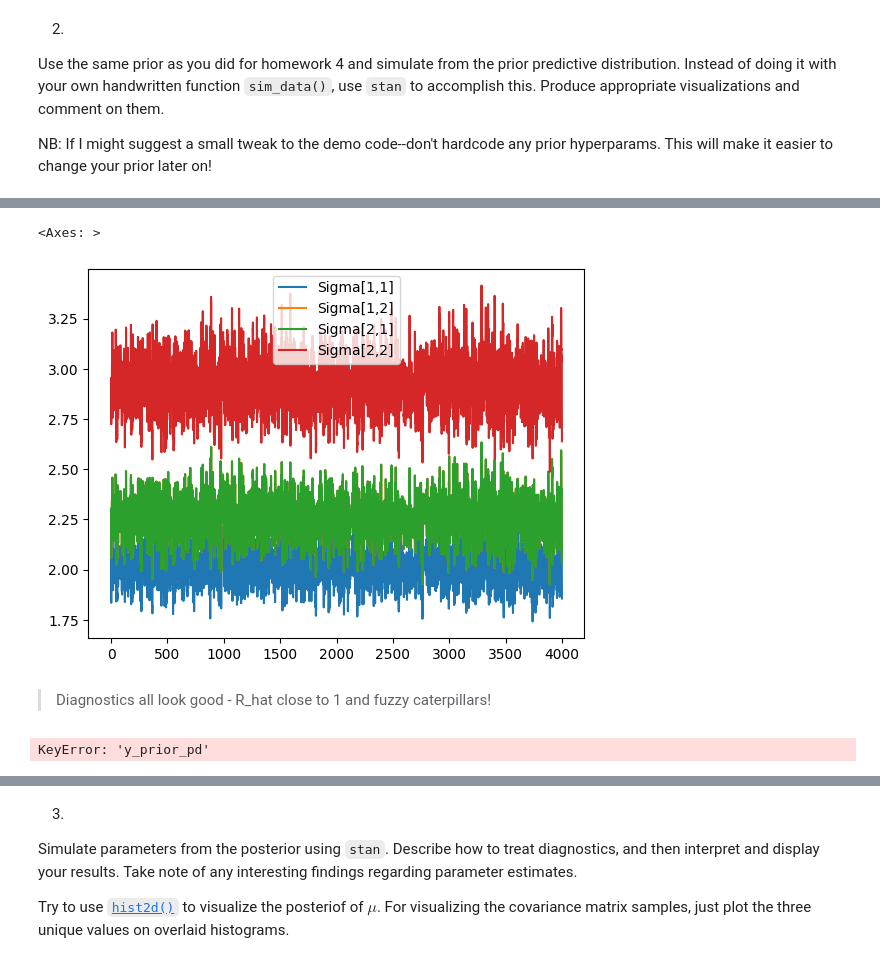
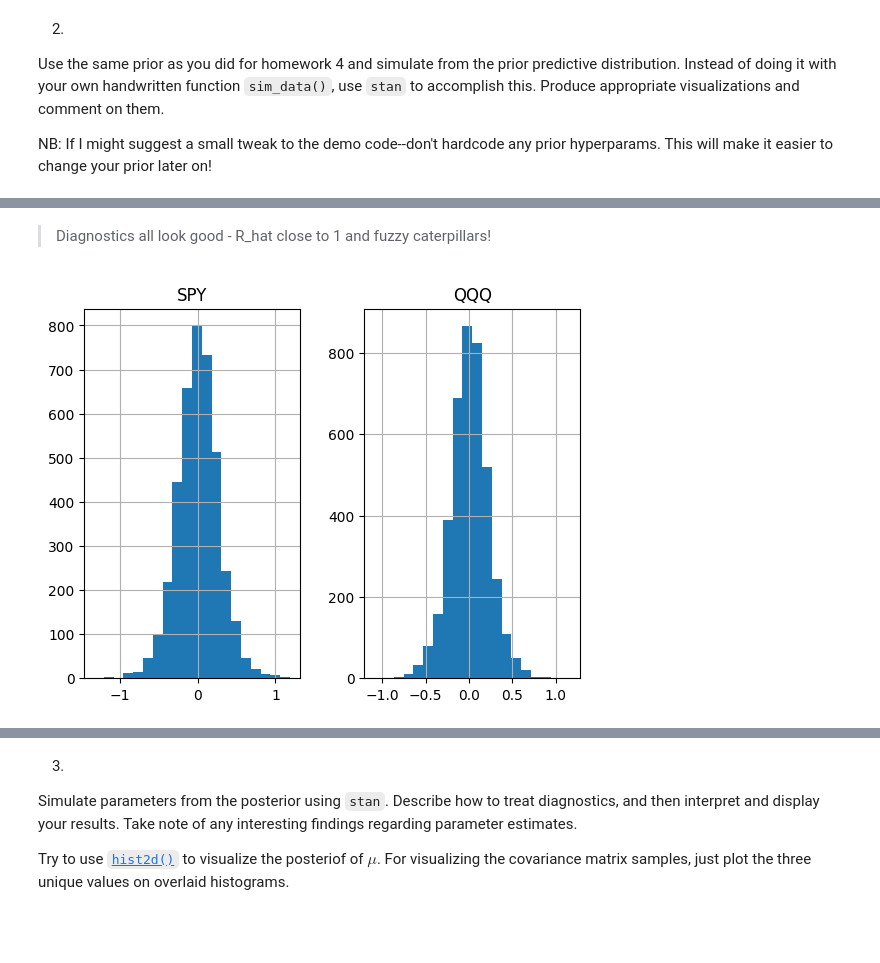
Before and after one commit to oatmeelsquares/ds-6040-docker, a Jupyter notebook: 06/assignment6.ipynb, the cells around one changed output, grey strips where cells are left out. Drawn from its saved outputs; the diff is of its cells as text; code cells hidden in the pictures; blank space fills up the shorter version.

```diff
--- a/06/assignment6.ipynb
+++ b/06/assignment6.ipynb
@@ -104,12 +109,12 @@ fit.draws_pd()[['mu[1]','mu[2]']].plot()
-# %%
-fit.draws_pd()[['Sigma[1,1]','Sigma[1,2]', 'Sigma[2,1]', 'Sigma[2,2]']].plot()
-# %% [output]
-<Axes: >
-[figure, removed]
 # %% [markdown]
 > Diagnostics all look good - R_hat close to 1 and fuzzy caterpillars!
 # %%
 # retrieve samples from prior PD
-fit.draws_pd()['y_prior_pd'].hist()
+columns1 = [x for x in fit.draws_pd().columns if 'prior_pd[1' in x]
+columns2 = [x for x in fit.draws_pd().columns if 'prior_pd[2' in x]
+prior_pd = fit.draws_pd()[columns1 + columns2]
+prior_pd.columns = ['SPY', 'QQQ']
+prior_pd.hist(bins = 20)
+plt.show()
 # %% [output]
-KeyError: 'y_prior_pd'
+[figure, added]
```
Also changed, not shown: parts of 23 cells of this notebook, 2 other files.
